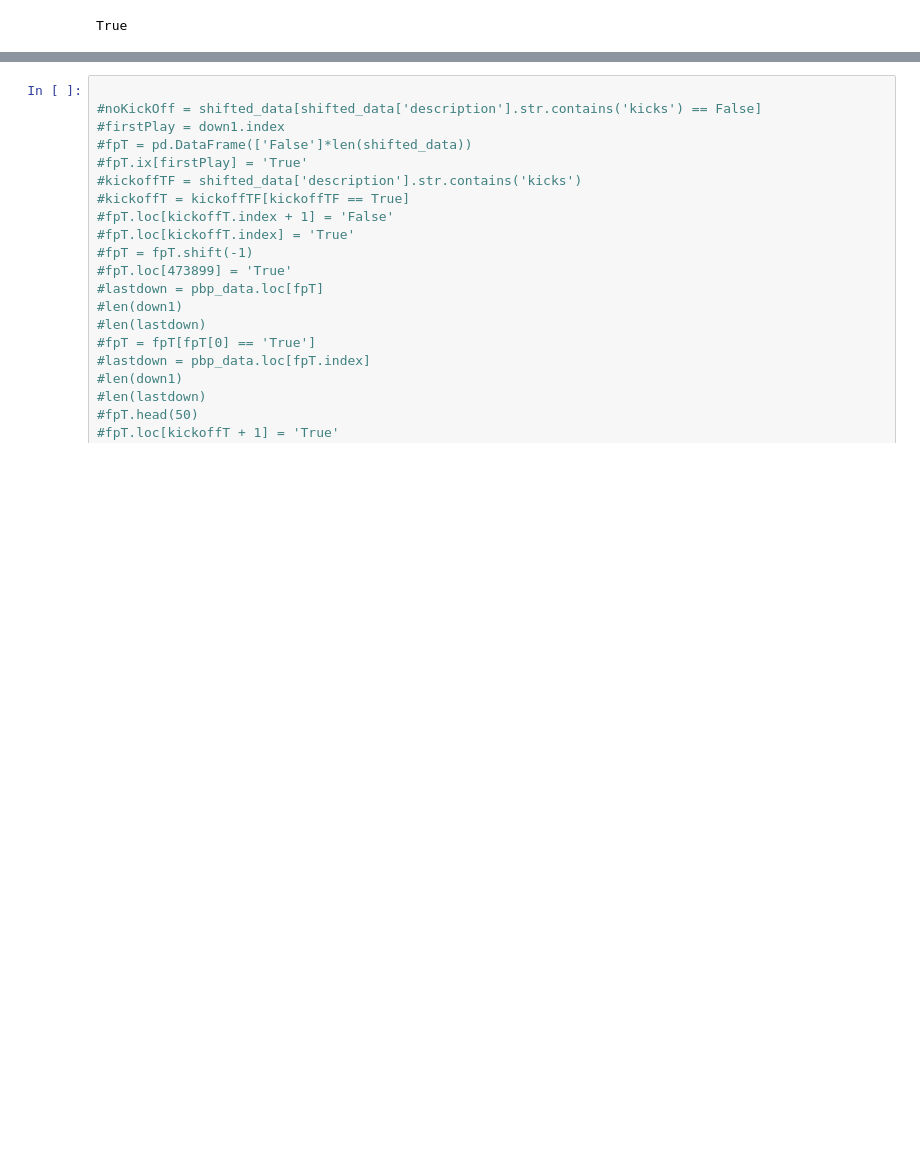
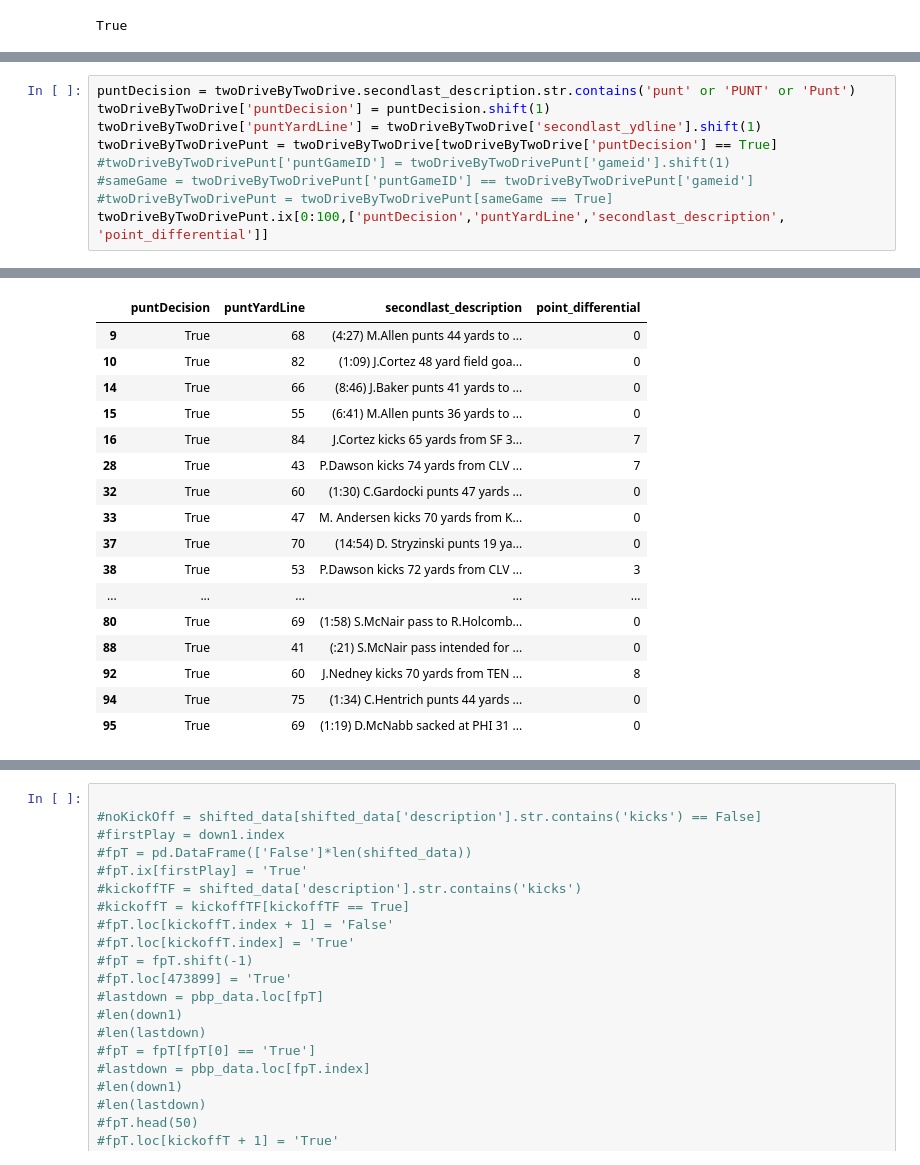
Before and after one commit to tomdawg86/Stat_222_NFL_Project, a Jupyter notebook: data_main_2.ipynb, the cells around one changed output, grey strips where cells are left out. Cells and saved outputs as stored; diff of their text form; blank space fills up the shorter version.

```diff
--- a/data_main_2.ipynb
+++ b/data_main_2.ipynb
@@ -324,0 +380,10 @@ array([[ 3.72]])
+# %%
+puntDecision = twoDriveByTwoDrive.secondlast_description.str.contains('punt' or 'PUNT' or 'Punt')
+twoDriveByTwoDrive['puntDecision'] = puntDecision.shift(1)
+twoDriveByTwoDrive['puntYardLine'] = twoDriveByTwoDrive['secondlast_ydline'].shift(1)
+twoDriveByTwoDrivePunt = twoDriveByTwoDrive[twoDriveByTwoDrive['puntDecision'] == True]
+#twoDriveByTwoDrivePunt['puntGameID'] = twoDriveByTwoDrivePunt['gameid'].shift(1)
+#sameGame = twoDriveByTwoDrivePunt['puntGameID'] == twoDriveByTwoDrivePunt['gameid']
+#twoDriveByTwoDrivePunt = twoDriveByTwoDrivePunt[sameGame == True]
+twoDriveByTwoDrivePunt.ix[0:100,['puntDecision','puntYardLine','secondlast_description', 'point_differential']]
+# %% [output]
@@ -324,0 +393,17 @@ array([[ 3.72]])
+|  | puntDecision | puntYardLine | secondlast_description | point_differential |
+| 9 | True | 68 | (4:27) M.Allen punts 44 yards to ... | 0 |
+| 10 | True | 82 | (1:09) J.Cortez 48 yard field goa... | 0 |
+| 14 | True | 66 | (8:46) J.Baker punts 41 yards to ... | 0 |
+| 15 | True | 55 | (6:41) M.Allen punts 36 yards to ... | 0 |
+| 16 | True | 84 | J.Cortez kicks 65 yards from SF 3... | 7 |
+| 28 | True | 43 | P.Dawson kicks 74 yards from CLV ... | 7 |
+| 32 | True | 60 | (1:30) C.Gardocki punts 47 yards ... | 0 |
+| 33 | True | 47 | M. Andersen kicks 70 yards from K... | 0 |
+| 37 | True | 70 | (14:54) D. Stryzinski punts 19 ya... | 0 |
+| 38 | True | 53 | P.Dawson kicks 72 yards from CLV ... | 3 |
+| ... | ... | ... | ... | ... |
+| 80 | True | 69 | (1:58) S.McNair pass to R.Holcomb... | 0 |
+| 88 | True | 41 | (:21) S.McNair pass intended for ... | 0 |
+| 92 | True | 60 | J.Nedney kicks 70 yards from TEN ... | 8 |
+| 94 | True | 75 | (1:34) C.Hentrich punts 44 yards ... | 0 |
+| 95 | True | 69 | (1:19) D.McNabb sacked at PHI 31 ... | 0 |
```
Also changed, not shown: parts of 14 cells of this notebook.
